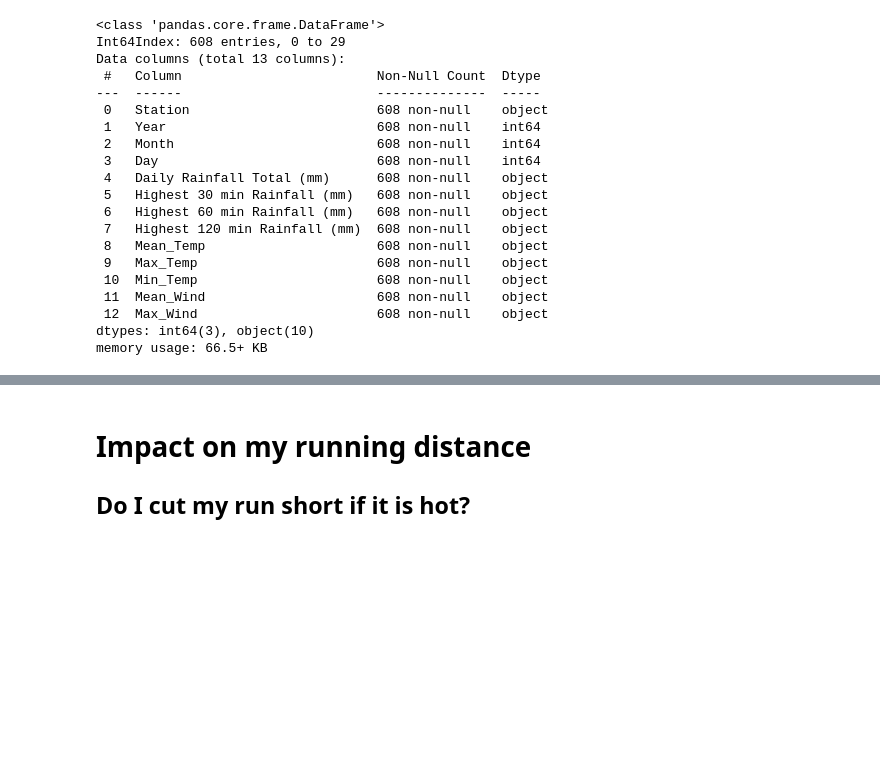
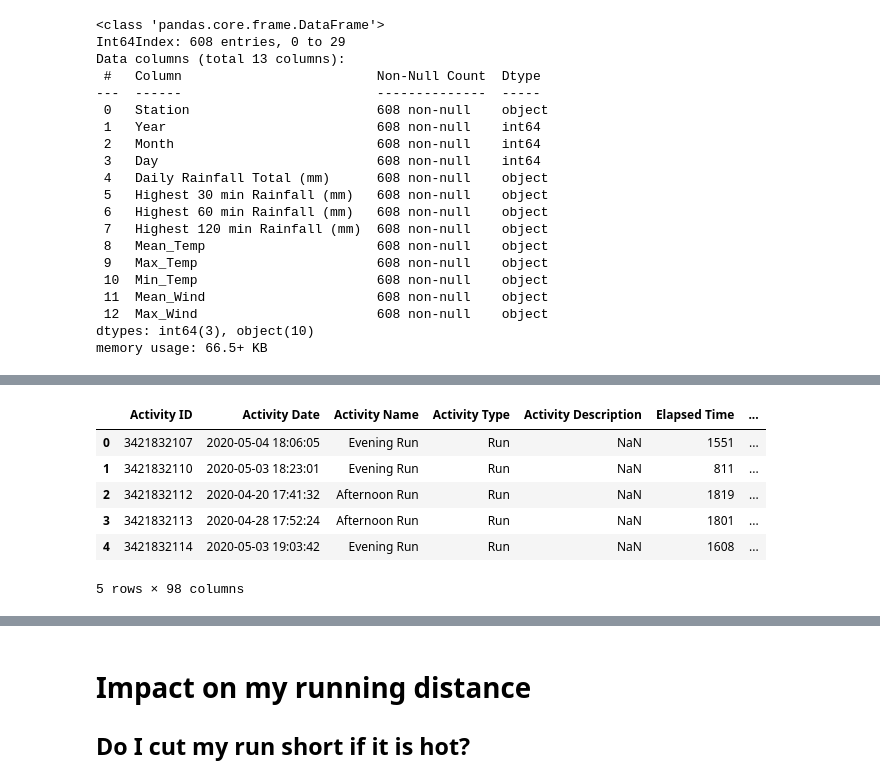
Before and after one commit to andyphua114/learning-projects, a Jupyter notebook: run_data.ipynb, the cells around one changed output, grey strips where cells are left out. Drawn from its saved outputs; the diff is of its cells as text; code cells hidden in the pictures; blank space fills up the shorter version.

```diff
--- a/run_data.ipynb
+++ b/run_data.ipynb
@@ -224,8 +252,19 @@ run_data['Day'] = run_data['Activity Date'].dt.day
 # %%
 #merging the run data with weather data based on the date of activity
 #e.g: df_2 = pd.merge(df_2, df_1, on=['State', 'Month'], how='left')
 
 run_data = pd.merge(run_data, full_weather, on=['Year','Month','Day'], how='left')
+run_data = pd.merge(run_data, hourly_temp, on=['Year','Month','Day','wbt_time'], how='left')
+
+run_data.head()
+# %% [output]
+|  | Activity ID | Activity Date | Activity Name | Activity Type | Activity Description | Elapsed Time | ... |
+| 0 | 3421832107 | 2020-05-04 18:06:05 | Evening Run | Run | NaN | 1551 | ... |
+| 1 | 3421832110 | 2020-05-03 18:23:01 | Evening Run | Run | NaN | 811 | ... |
+| 2 | 3421832112 | 2020-04-20 17:41:32 | Afternoon Run | Run | NaN | 1819 | ... |
+| 3 | 3421832113 | 2020-04-28 17:52:24 | Afternoon Run | Run | NaN | 1801 | ... |
+| 4 | 3421832114 | 2020-05-03 19:03:42 | Evening Run | Run | NaN | 1608 | ... |
+5 rows × 98 columns
 # %%
 #since we only have weather data until Sep 2021,
 #we will isolate the running data till this date in order to do analysis with weather
```
Also changed, not shown: parts of 10 cells of this notebook.
